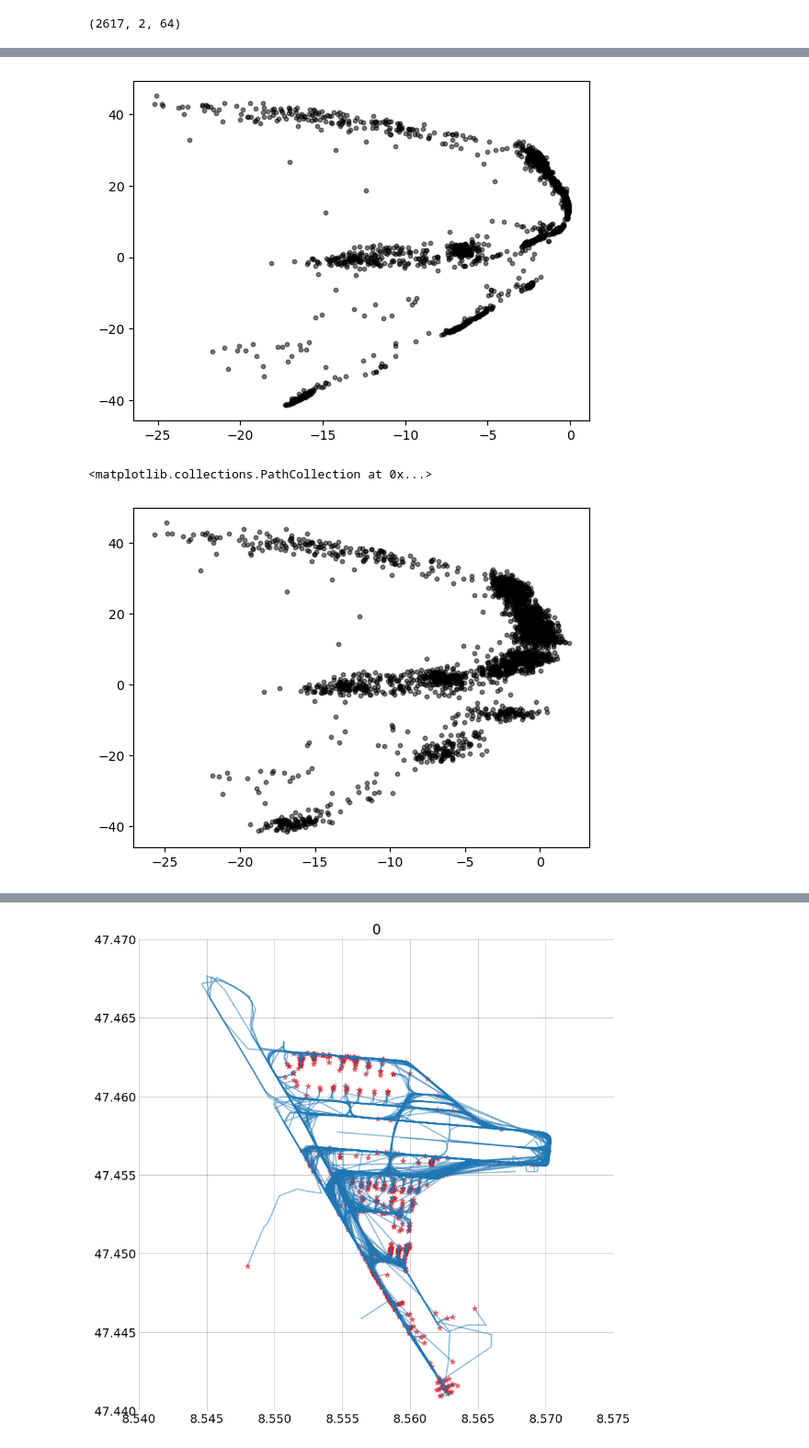
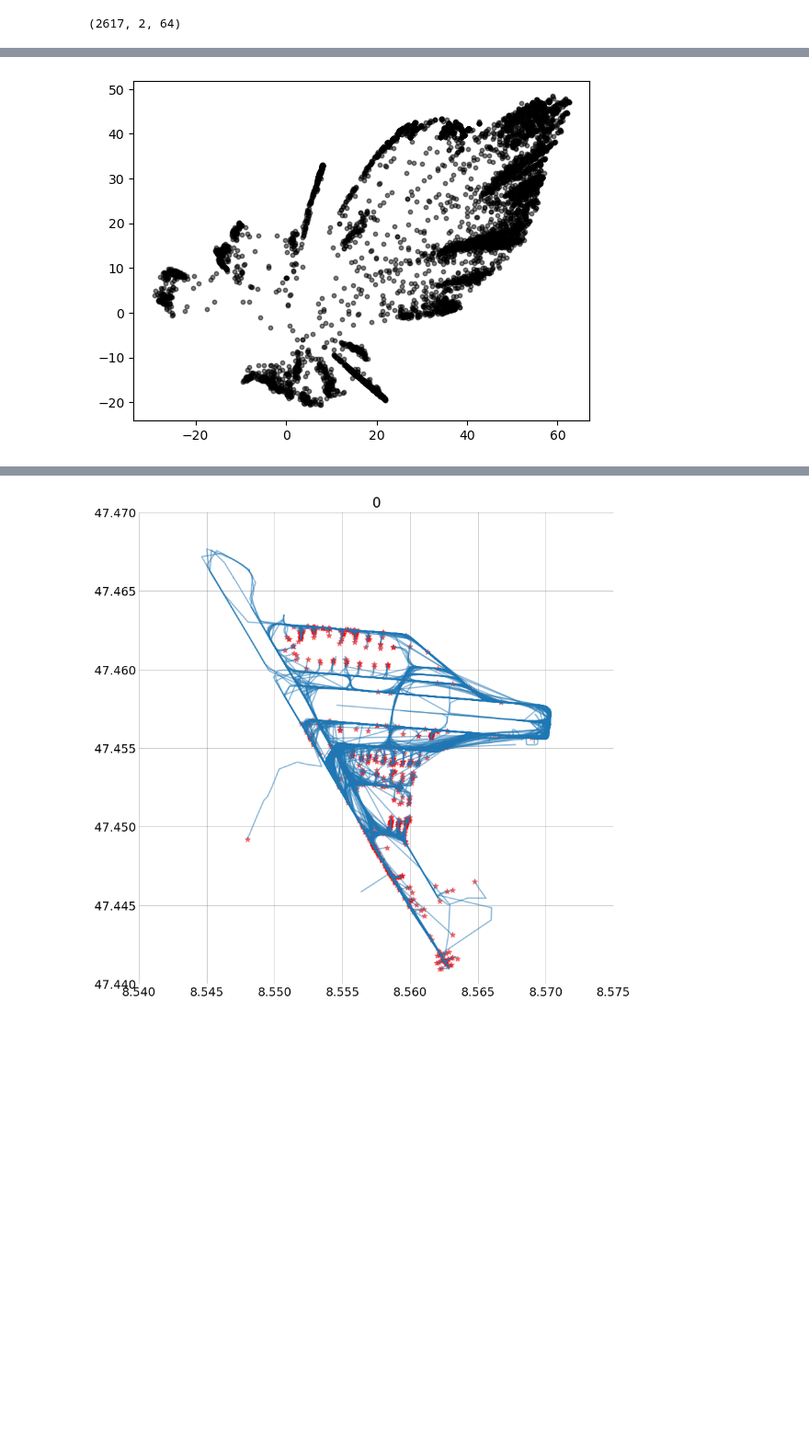
Before and after one commit to arthurlaquieze/artefact, a Jupyter notebook: test_2d_ConvAE.ipynb, the cells around one changed output, grey strips where cells are left out. Shown at 92% size. Cells and saved outputs as stored; diff of their text form; code cells hidden in the pictures; blank space fills up the shorter version.

```diff
--- a/test_2d_ConvAE.ipynb
+++ b/test_2d_ConvAE.ipynb
@@ -118,10 +136,16 @@ def get_images(
     X: npt.NDArray,
     interpolation_precision=512,
     image_height: int = 64,
-    gaussian_filter_sigma: float = 0.,
+    gaussian_filter_sigma: float = 0.0,
+    max_pixel_value=10,
+    min_pixel_value: int | None = None,
 ) -> list[npt.NDArray]:
     """
     Get list of matrix images from X. To be used with matplotlib.pyplot.imshow() with origin='lower' (lower left)
+
+    X should be a 3D array of shape (n_samples, 2, n_points) corresponding to ["longitude", "latitude"] coordinates, scaled between -1 and 1
+
+    Output will be a 4D array of shape (n_samples, 1, image_height, image_height) corresponding to the images of the trajectories, scaled between 0 and 1
     """
     images = []
 
@@ -129,16 +153,27 @@ def get_images(
 
     for i in range(X.shape[0]):
         images.append(
-            get_flight_image(X[i], interpolation_precision=interpolation_precision, image_height=image_height)
+            get_flight_image(
+                X[i],
+                interpolation_precision=interpolation_precision,
+                image_height=image_height,
+                max_pixel_value=max_pixel_value,
+                min_pixel_value=min_pixel_value,
+            )
         )
 
     if gaussian_filter_sigma > 0:
         images = gaussian_filter(images, sigma=gaussian_filter_sigma, axes=[1, 2])
 
-    return images # type: ignore
+    images = np.array(images, dtype="float32")
+    images = images.reshape(images.shape[0], 1, images.shape[1], images.shape[2])
+    images = images / max_pixel_value
+
+    return images  # type: ignore
 # %%
 # images = get_images(X, interpolation_precision=2048, image_height=128, gaussian_filter_sigma=0.5)
-images = get_images(X, interpolation_precision=2048, image_height=64, gaussian_filter_sigma=0.5)
+# images = get_images(X, interpolation_precision=2048, image_height=64, gaussian_filter_sigma=0.5)
+images = get_images(X, interpolation_precision=2048, image_height=64, gaussian_filter_sigma=0., max_pixel_value=1)
 # %%
 idx = np.random.randint(0, X.shape[0])
 
@@ -280,4 +328,5 @@ class Convolutional2d_AE(nn.Module):
 # %%
 cae = Convolutional2d_AE()
 # %%
+X_images = images
 Y_images = cae(torch.tensor(X_images, dtype=torch.float32)).detach().numpy()
@@ -376,11 +579,13 @@ dataset = TensorDataset(torch.tensor(X_images, dtype=torch.float32))
 train_dataset, test_dataset = torch.utils.data.random_split(dataset, [int(len(dataset)*0.8), len(dataset)-int(len(dataset)*0.8)])
 # %%
 # batch_size = 64
-batch_size = 64
+# batch_size = 32
+# batch_size = 16
+batch_size = 8
 # epochs = 25
-epochs = 50
+epochs = 5
 
-workers= 0
+workers = 0
 train_loader = DataLoader(
     train_dataset,
     batch_size=batch_size,
@@ -396,7 +601,13 @@ test_loader = DataLoader(
 
 device = "mps"
 
-model = Convolutional2d_AE(relu=nn.LeakyReLU())
+model = Convolutional2d_AE(
+    relu=nn.LeakyReLU(),
+    # dropout=0.3,
+    # dropout=0.1,
+    dropout=0.,
+    # dropout=0.5,
+)
 # model = Convolutional2d_AE(relu=nn.ReLU())
 
 model, epoch_loss, valid_loss, epoch_bce_loss = train(
@@ -477,8 +681,6 @@ latent_space_noisy = model.noisy_latent.detach().cpu().numpy()
 # %%
 plt.scatter(latent_space[:,0], latent_space[:,1], marker='o', color='black', alpha=0.5, s=10)
 plt.show()
-plt.scatter(latent_space_noisy[:,0], latent_space_noisy[:,1], marker='o', color='black', alpha=0.5, s=10)
+# plt.scatter(latent_space_noisy[:,0], latent_space_noisy[:,1], marker='o', color='black', alpha=0.5, s=10)
 # %% [output]
-[figure, old version]
+[figure, new version]
-<matplotlib.collections.PathCollection at 0x...>
-[figure, removed]
```
Also changed, not shown: parts of 33 cells of this notebook.
